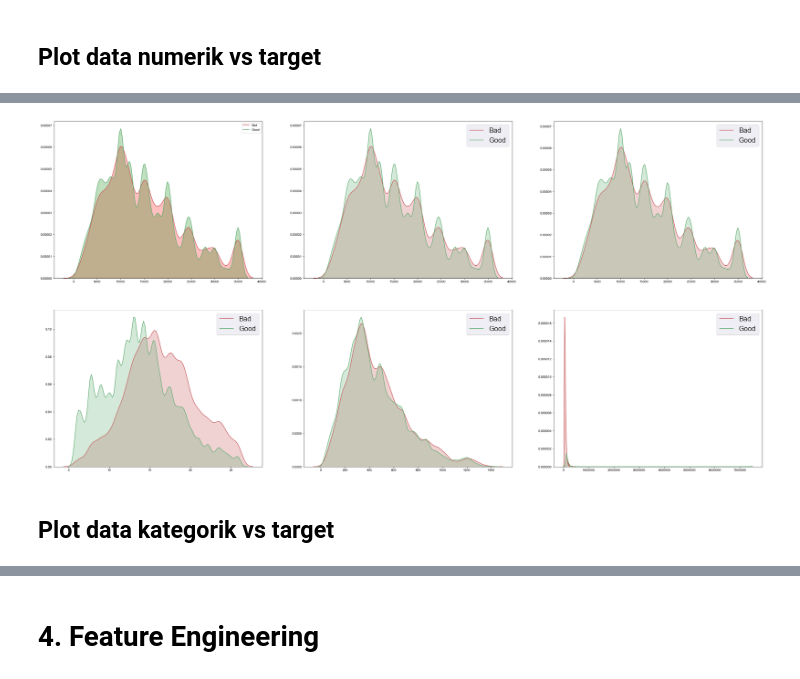
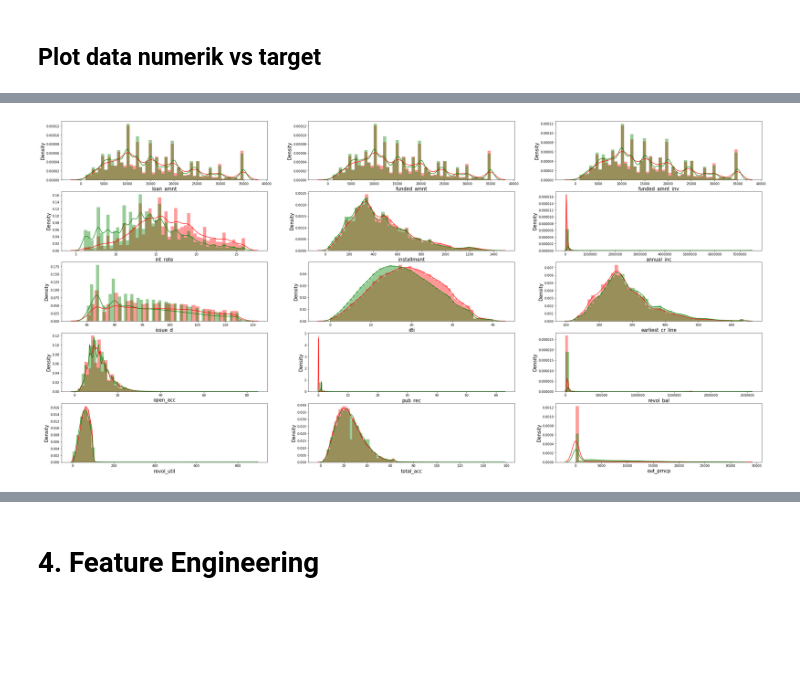
Before and after one commit to RaynoldPanjiZ/rakamin-id-x_partner, a Jupyter notebook: submition_rakamin.ipynb, the cells around one changed output, grey strips where cells are left out. Cells and saved outputs as stored; diff of their text form; code cells hidden in the pictures; blank space fills up the shorter version.

```diff
--- a/submition_rakamin.ipynb
+++ b/submition_rakamin.ipynb
@@ -796,6 +984,10 @@ cat_data = pd.DataFrame(loan_data, columns=list(loan_data.select_dtypes(include=
 # %%
+num_data = pd.DataFrame(loan_data, columns=list(loan_data.select_dtypes(include=np.number).columns))
+
 # hapus data yang non kontinu
 num_data_c = num_data.copy()
 num_data_c.drop([
-    "delinq_2yrs", "inq_last_6mths", "collections_12_mths_ex_med", "acc_now_delinq"
+    "delinq_2yrs", "inq_last_6mths", "acc_now_delinq", "good_bad"
 ], inplace=True, axis=1)
+
+num_data_c.head()
@@ -821,10 +1029,11 @@ cat_data['title'].unique().sum()
 # %%
-def KDEplot(col):
+def DSTplot(col):
     fig, axes = plt.subplots(len(col)//3, 3, figsize=(40, 20))
     for d, ax in zip(col, axes.flatten()):
-        sns.kdeplot(loan_data.loc[(loan_data["good_bad"]==0), d], color="r", shade=True, label="Bad", ax=ax)
-        sns.kdeplot(loan_data.loc[(loan_data["good_bad"]==1), d], color="g", shade=True, label="Good", ax=ax)
-#         sns.set(font_scale=2)
+        p = sns.distplot(num_data_c.loc[(loan_data["good_bad"]==0), d], color="r", label="Bad", ax=ax)
+        p = sns.distplot(num_data_c.loc[(loan_data["good_bad"]==1), d], color="g", label="Good", ax=ax)
+        p.set_xlabel(d, fontsize = 15)
+        p.set_ylabel("Density", fontsize = 15)
     return plt.show()
 # %%
 def CNTplot(col):
@@ -847,6 +1137,4 @@ num_data_c.columns[:6].tolist()
 # %%
-KDEplot(num_data_c.columns[:6].tolist())
+DSTplot(num_data_c.columns[:15].tolist())
 # %% [output]
-[figure, old version]
+[figure, new version]
-# %% [markdown]
-## Plot data kategorik vs target
```
Also changed, not shown: parts of 53 cells of this notebook.
